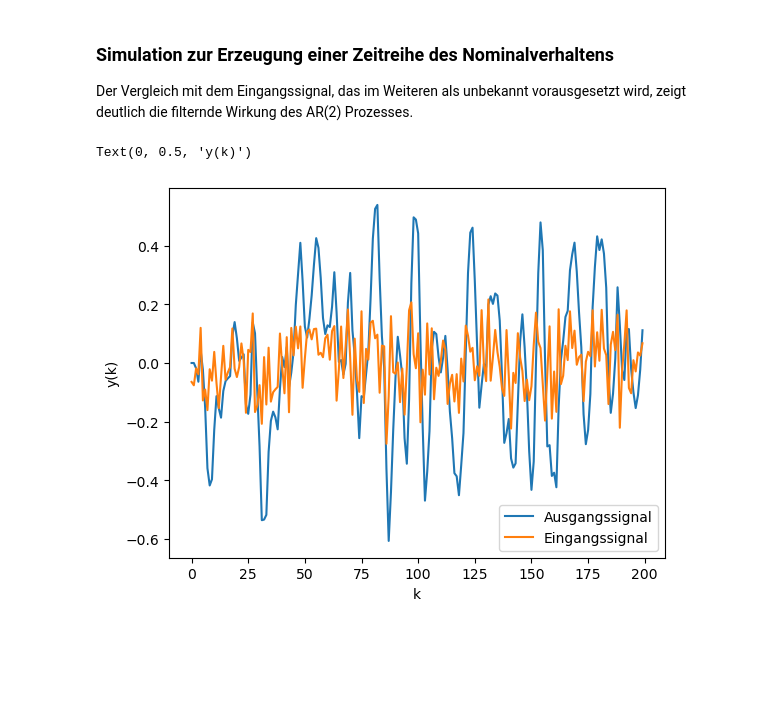
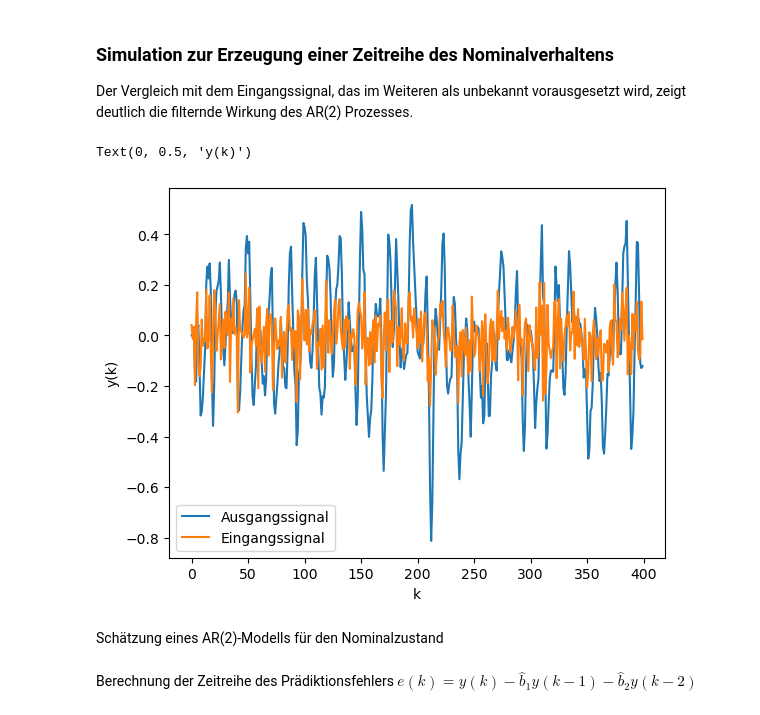
Before and after one commit to mayerd2/python_experiments, a Jupyter notebook: AR_anomaly_detection.ipynb, the cells around one changed output. Saved outputs shown, nothing was run; the diff lists cells and outputs as text; code cells hidden in the pictures; blank space fills up the shorter version.

```diff
--- a/AR_anomaly_detection.ipynb
+++ b/AR_anomaly_detection.ipynb
@@ -34,22 +35,25 @@ b2 = np.abs(p1)**2
 Der Vergleich mit dem Eingangssignal, das im Weiteren als unbekannt vorausgesetzt wird, zeigt deutlich die filternde Wirkung des AR(2) Prozesses.
 # %%
 # Länge der Zeitreihe
-tsim = 200
+tsim = 400
 t = range(tsim)
 # Erzeugung eines weissen Rauschens als Eingangssignals
 v = np.random.normal(0,0.1,size=tsim)
 # leere Vektoren anlegen
 y = np.zeros(tsim)
-#
-for n in range(2,tsim,1):
-    y[n] = v[n] + b1*y[n-1] - b2*y[n-2]
+# Berechnung der Zeitreihe des Ausgangssignals
+for k in range(2,tsim,1):
+    y[k] = v[k] + b1*y[k-1] - b2*y[k-2]
 # %%
+plt.style.use('default')
 plt.figure()
 plt.plot(t, y, label = "Ausgangssignal")
 plt.plot(t, v, label = "Eingangssignal")
 plt.legend()
 plt.xlabel("k")
 plt.ylabel("y(k)")
 # %% [output]
 Text(0, 0.5, 'y(k)')
-[figure, old version]
+[figure, new version]
+# %% [markdown]
+Schätzung eines AR(2)-Modells für den Nominalzustand
@@ -55,0 +73,2 @@ Text(0, 0.5, 'y(k)')
+# %% [markdown]
+Berechnung der Zeitreihe des Prädiktionsfehlers $e(k) = y(k) - \hat{b}_1 y(k-1) - \hat{b}_2 y(k-2)$
```
Also changed, not shown: parts of 23 cells of this notebook.
